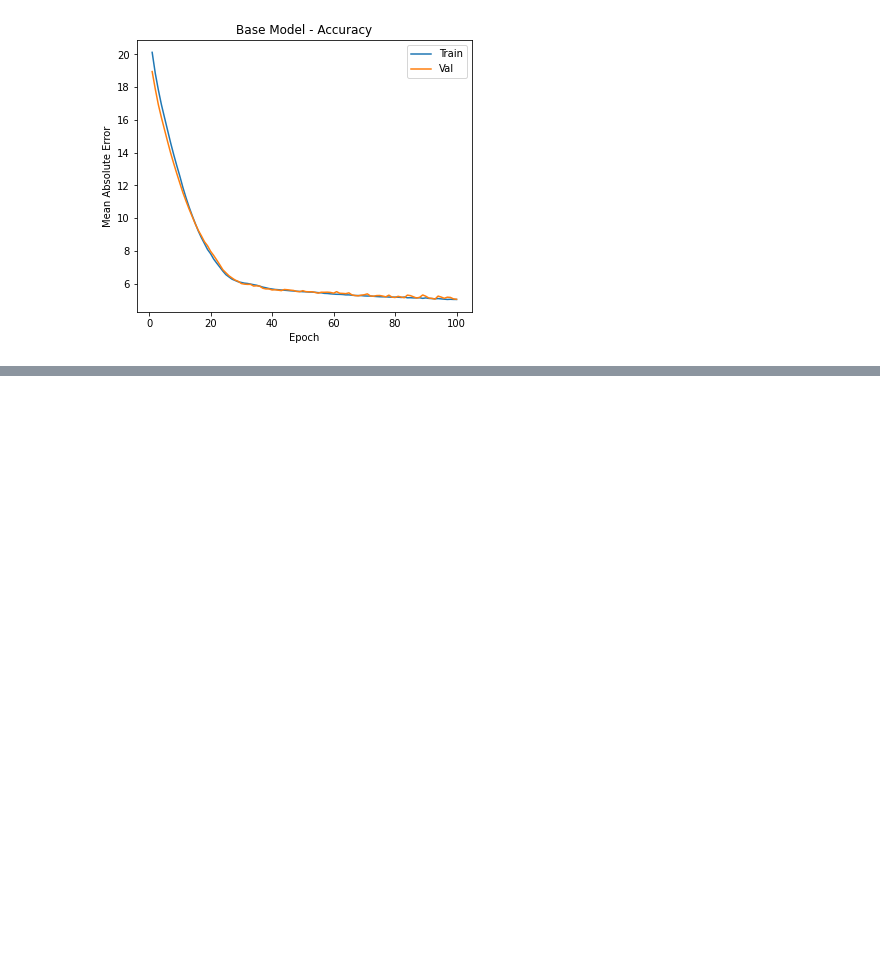
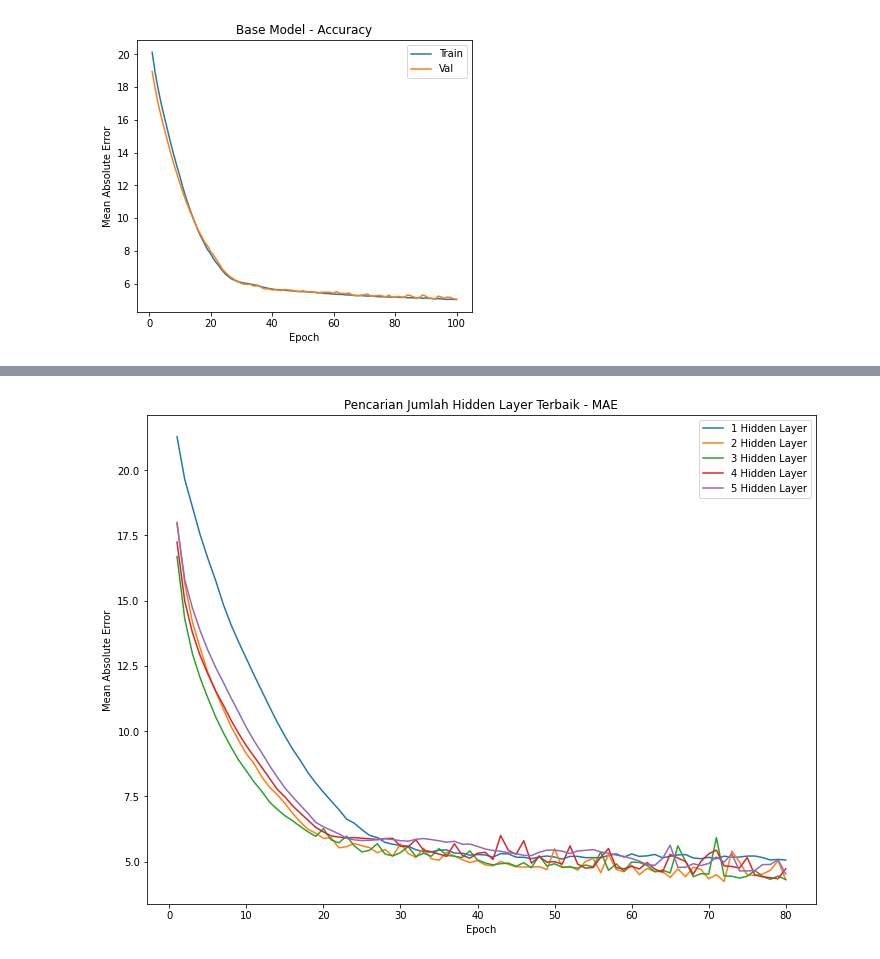
Before and after one commit to rehgend/EksplorasiHyperparameterCNN_NN, a Jupyter notebook: Tugas 1B - Regresi Boston Housing Price dengan ANN.ipynb, the cells around one changed output, grey strips where cells are left out. Saved outputs shown, nothing was run; the diff lists cells and outputs as text; code cells hidden in the pictures; blank space fills up the shorter version.

```diff
--- a/Tugas 1B - Regresi Boston Housing Price dengan ANN.ipynb
+++ b/Tugas 1B - Regresi Boston Housing Price dengan ANN.ipynb
@@ -118,0 +122,30 @@ Epoch 100/100
+# %%
+#Nilai Pencarian NumHiddenLayer = 1, 2, 3, 4, 5
+#Nilai Dasar NumHiddenNeuronPerLayer = [128, ..., 128]
+#Nilai Dasar ActivationFuncPerLayer = ['sigmoid', ..., 'sigmoid', 'relu']
+
+BATCH_SIZE = 50
+EPOCHS = 80
+opt = RMSprop(learning_rate=0.001)
+History_NumHiddenLayer_Training = []
+
+for JumHiddenLayer in range(5) :
+  NumHiddenLayer = JumHiddenLayer+1 # Karena looping JumHiddenLayer dimulai dari 0
+
+  # Pendefinisian Jumlah Hidden Neuron pada Setiap Layer dengan 128
+  NumHiddenNeuronPerLayer = []
+  for idx in range(NumHiddenLayer) :
+    NumHiddenNeuronPerLayer.append(128)
+
+  # Pendefinisian Fungsi Aktifasi Sigmoid di Hidden Layer dan Relu pada Output Layer
+  ActivationFuncPerLayer = []
+  for idx in range(NumHiddenLayer) :
+    ActivationFuncPerLayer.append('sigmoid')
+  ActivationFuncPerLayer.append('relu')
+
+  model_percobaan2 = build_ann_model(NumHiddenLayer, NumHiddenNeuronPerLayer, ActivationFuncPerLayer)
+  model_percobaan2.build((None, 13))
+  model_percobaan2.compile(optimizer=opt, loss='mean_absolute_error', metrics=['mean_absolute_error'])
+  model_percobaan2.summary()
+  Temp_Hasil = model_percobaan2.fit(x_train, y_train, validation_data=(x_valid, y_valid), batch_size=BATCH_SIZE, epochs=EPOCHS)
+  History_NumHiddenLayer_Training.append(Temp_Hasil)
@@ -118,0 +170,17 @@ Epoch 100/100
+# %%
+# Visualisasi Hasil Pembentukan Model terhadap Kinerja pada Validation Data
+Label_Epochs = []
+for i in range(EPOCHS):
+  Label_Epochs.append(i+1)
+
+plt.rcParams['figure.figsize'] = (12.0, 9.0)
+for idx in range(5) :
+  plt.plot(Label_Epochs, History_NumHiddenLayer_Training[idx].history['val_mean_absolute_error'])
+plt.title('Pencarian Jumlah Hidden Layer Terbaik - MAE')
+plt.ylabel('Mean Absolute Error')
+plt.xlabel('Epoch')
+plt.legend(['1 Hidden Layer', '2 Hidden Layer', '3 Hidden Layer', '4 Hidden Layer', '5 Hidden Layer'])
+plt.savefig('PencarianJumlahHiddenLayerTerbaik-MAE.jpg')
+plt.show()
+# %% [output]
+[figure, added]
```
Also changed, not shown: parts of 5 cells of this notebook.
